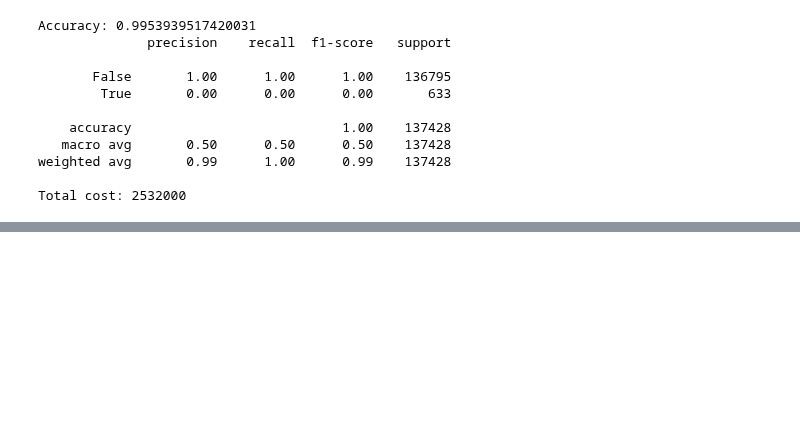
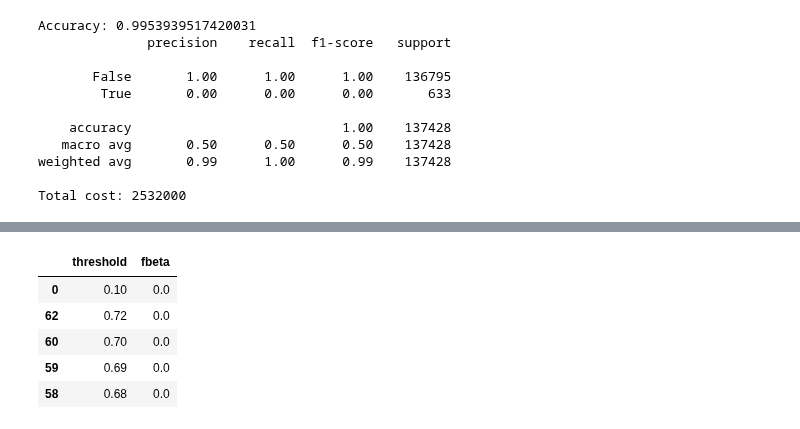
Before and after one commit to KagonDeans/big-g-ml-convoy, a Jupyter notebook: notebooks/02_teresa_models.ipynb, the cells around one changed output, grey strips where cells are left out. Cells and saved outputs as stored; diff of their text form; code cells hidden in the pictures; blank space fills up the shorter version.

```diff
--- a/notebooks/02_teresa_models.ipynb
+++ b/notebooks/02_teresa_models.ipynb
@@ -173,0 +251,14 @@ Total cost: 2532000
+# %%
+# trying F-beta
+beta = 0.10
+
+thresholds = pd.DataFrame({'threshold': candidate_thresholds})
+thresholds['fbeta'] = thresholds['threshold'].apply(lambda x: fbeta_score(y_val, y_val_pred_proba > x, beta = beta))
+thresholds.sort_values('fbeta', ascending = False).head()
+# %% [output]
+|  | threshold | fbeta |
+| 0 | 0.10 | 0.0 |
+| 62 | 0.72 | 0.0 |
+| 60 | 0.70 | 0.0 |
+| 59 | 0.69 | 0.0 |
+| 58 | 0.68 | 0.0 |
```
Also changed, not shown: parts of 14 cells of this notebook.
